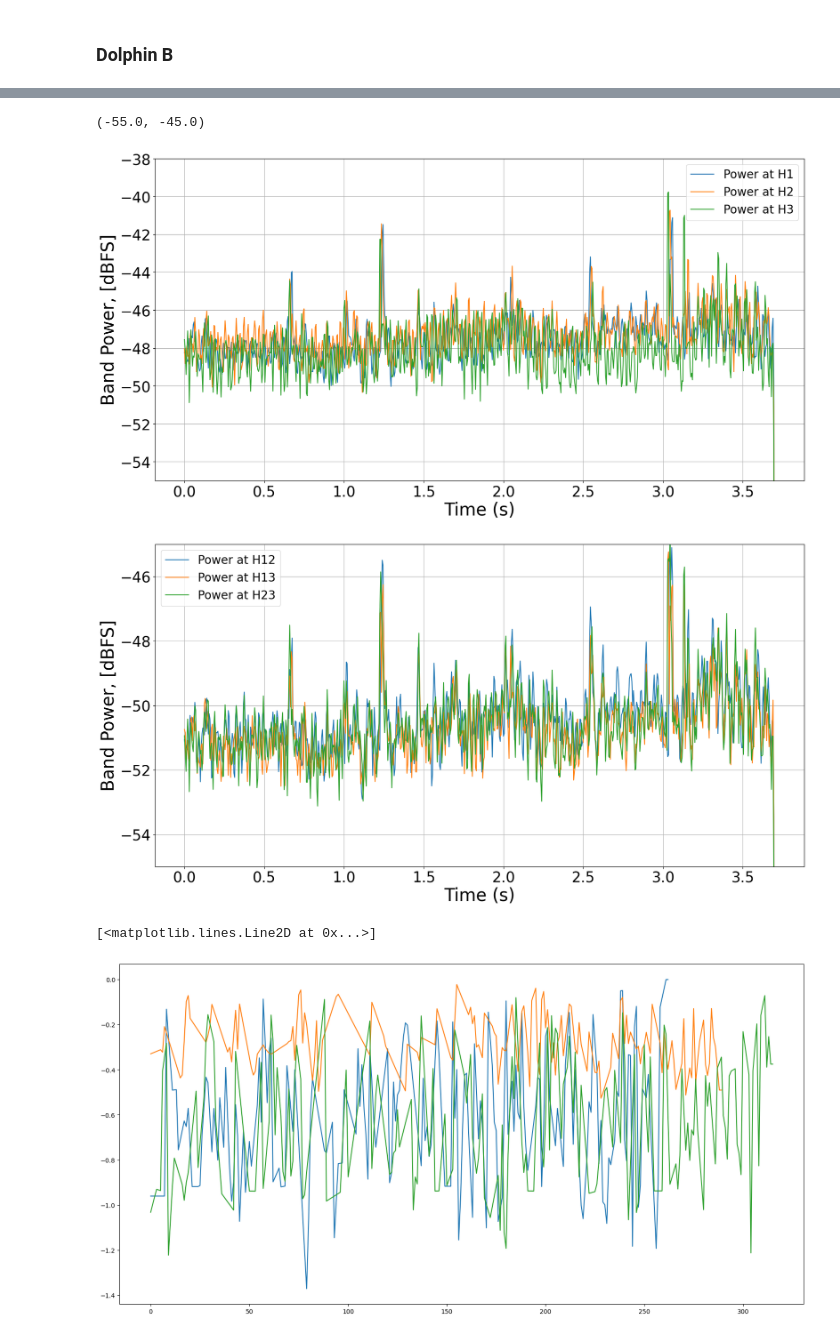
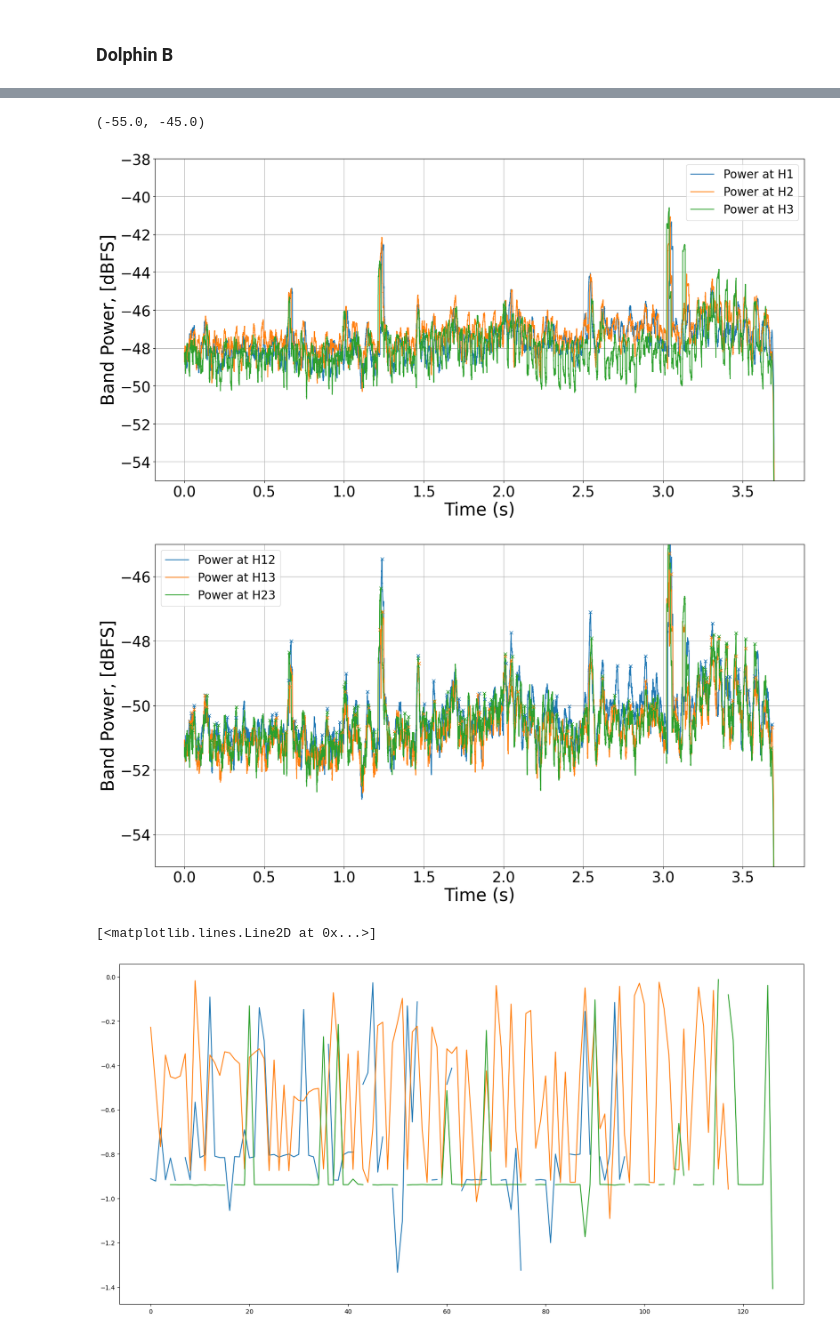
Before and after one commit to bpmasters/asa-challenge-24, a Jupyter notebook: asa-challenge-24.ipynb, the cells around one changed output, grey strips where cells are left out. Saved outputs shown, nothing was run; the diff lists cells and outputs as text; code cells hidden in the pictures.

```diff
--- a/asa-challenge-24.ipynb
+++ b/asa-challenge-24.ipynb
@@ -154,7 +154,7 @@ c = 1520  # m/s, speed of sound in water
 max_td = d/c
 
 win_size = 4096
-noverlap = int(np.ceil(win_size*.95))
+noverlap = int(np.ceil(win_size*.99))
 
 dB_peak_thresh_a = 18
 dB_peak_thresh_b = 15
@@ -310,5 +302,5 @@ print(good_frame_inds_23)
 # %%
-# Associate clicks on permutations of hydrophone pairs by removing unique high power frames
+# Associate clicks across permutations of hydrophone pairs by removing unique high power frames
 
 max_dist = np.ceil(max_td / ((win_size - noverlap) / fs))  # 7 m to either side, will need to be doubled for far comparison
 print(max_dist)
@@ -320,19 +312,19 @@ mask_23 = np.zeros(len(good_frame_inds_23), dtype=bool)
 for i, i_13 in enumerate(good_frame_inds_13):
   # if not (np.abs(good_frame_inds_12 - i_13) < max_dist).any() or not (np.abs(good_frame_inds_23 - i_13) < max_dist).any():
   #   good_frame_inds_13 = good_frame_inds_13[good_frame_inds_13 != i_13]
-  mask_13[i] = (np.abs(good_frame_inds_12 - i_13) < max_dist).any() and \
+  mask_13[i] = (np.abs(good_frame_inds_12 - i_13) < max_dist).any() or \
                  (np.abs(good_frame_inds_23 - i_13) < max_dist).any()
 
 for i, i_12 in enumerate(good_frame_inds_12):
   # if not (np.abs(good_frame_inds_13 - i_12) < max_dist).any() or not (np.abs(good_frame_inds_23 - i_12) < (2*max_dist)).any():
   #   good_frame_inds_12 = good_frame_inds_12[good_frame_inds_12 != i_12]
-  mask_12[i] = (np.abs(good_frame_inds_13 - i_12) < max_dist).any() and \
+  mask_12[i] = (np.abs(good_frame_inds_13 - i_12) < max_dist).any() or \
                  (np.abs(good_frame_inds_23 - i_12) < (2 * max_dist)).any()
 
 for i, i_23 in enumerate(good_frame_inds_23):
   # if not (np.abs(good_frame_inds_13 - i_23) < max_dist).any() or not (np.abs(good_frame_inds_12 - i_23) < (2*max_dist)).any():
     # good_frame_inds_23 = good_frame_inds_23[good_frame_inds_23 != i_23]
-  mask_23[i] = (np.abs(good_frame_inds_13 - i_23) < max_dist).any() and \
+  mask_23[i] = (np.abs(good_frame_inds_13 - i_23) < max_dist).any() or \
                  (np.abs(good_frame_inds_12 - i_23) < (2 * max_dist)).any()
 
 
@@ -442,8 +431,8 @@ d = 14  # meters, separating hydrophones
 c = 1520  # m/s, speed of sound in water
 max_td = d/c
 
-win_size = 2500
-noverlap = np.ceil(win_size*.5)
+# win_size = 2500
+noverlap = int(np.ceil(win_size*.99))
 
 dB_peak_thresh_a = 18
 dB_peak_thresh_b = 15
@@ -530,7 +572,7 @@ for i, (b1, b2, b3) in enumerate(zip(h1_buff, h2_buff, h3_buff)):
 # %%
 plt.figure()
 xs = np.arange(0,len(h1_powers))
-time = (win_size/fs)*(noverlap/win_size)
+time = (win_size-noverlap)/fs
 
 plt.plot(xs*time,(h1_powers), label = 'Power at H1')
 plt.plot(xs*time,(h2_powers), label = 'Power at H2')
@@ -546,12 +588,12 @@ plt.ylim([-55, -38])
 # plt.xlim([300,500])
 
 plt.figure()
-xs = np.arange(0,len(h1_powers))
-time = (win_size/fs)*(noverlap/win_size)
-
 plt.plot(xs*time,(h12_powers), label = 'Power at H12')
 plt.plot(xs*time,(h13_powers), label = 'Power at H13')
 plt.plot(xs*time,(h23_powers), label = 'Power at H23')
+plt.plot(np.array(xs)[good_frame_inds_12]*time,np.array(h12_powers)[good_frame_inds_12], 'x', color='tab:blue')
+plt.plot(np.array(xs)[good_frame_inds_13]*time,np.array(h13_powers)[good_frame_inds_13], 'x', color='tab:orange')
+plt.plot(np.array(xs)[good_frame_inds_23]*time,np.array(h23_powers)[good_frame_inds_23], 'x', color='tab:green')
 
 plt.legend(fontsize = 20)
 plt.xlabel('Time (s)', fontsize = 30)
@@ -563,28 +605,28 @@ plt.ylim([-55, -45])
 # plt.xlim([300,500])
 # %% [output]
 (-55.0, -45.0)
-[figure, old version]
+[figure, new version]
-[figure, old version]
+[figure, new version]
 # %%
 good_frame_angles_12 = np.arcsin(np.array(good_frame_delays_12)*c/d)
 good_frame_angles_13 = np.arcsin(np.array(good_frame_delays_13)*c/(2*d))
 good_frame_angles_23 = np.arcsin(np.array(good_frame_delays_23)*c/d)
 
-inds = np.arange(len(good_frame_angles_12))
-good_frame_angles_12 = np.interp(inds[np.isnan(good_frame_angles_12)], inds[~np.isnan(good_frame_angles_12)], np.array(good_frame_angles_12)[~np.isnan(good_frame_angles_12)])
-inds = np.arange(len(good_frame_delays_13))
-good_frame_angles_13 = np.interp(inds[np.isnan(good_frame_angles_13)], inds[~np.isnan(good_frame_angles_13)], np.array(good_frame_angles_13)[~np.isnan(good_frame_angles_13)])
-inds = np.arange(len(good_frame_angles_23))
-good_frame_angles_23 = np.interp(inds[np.isnan(good_frame_angles_23)], inds[~np.isnan(good_frame_angles_23)], np.array(good_frame_angles_23)[~np.isnan(good_frame_angles_23)])
+# inds = np.arange(len(good_frame_angles_12))
+# good_frame_angles_12 = np.interp(inds[np.isnan(good_frame_angles_12)], inds[~np.isnan(good_frame_angles_12)], np.array(good_frame_angles_12)[~np.isnan(good_frame_angles_12)])
+# inds = np.arange(len(good_frame_delays_13))
+# good_frame_angles_13 = np.interp(inds[np.isnan(good_frame_angles_13)], inds[~np.isnan(good_frame_angles_13)], np.array(good_frame_angles_13)[~np.isnan(good_frame_angles_13)])
+# inds = np.arange(len(good_frame_angles_23))
+# good_frame_angles_23 = np.interp(inds[np.isnan(good_frame_angles_23)], inds[~np.isnan(good_frame_angles_23)], np.array(good_frame_angles_23)[~np.isnan(good_frame_angles_23)])
 
 
 plt.figure()
 plt.plot(good_frame_angles_12)
 plt.plot(good_frame_angles_13)
 plt.plot(good_frame_angles_23)
 # %% [output]
 [<matplotlib.lines.Line2D at 0x...>]
-[figure, old version]
+[figure, new version]
 # %%
 med_good_frame_angles_12 = scipy.ndimage.median_filter(good_frame_angles_12, size=75)
 med_good_frame_angles_13 = scipy.ndimage.median_filter(good_frame_angles_13, size=75)
```
Also changed, not shown: parts of 8 cells of this notebook.
